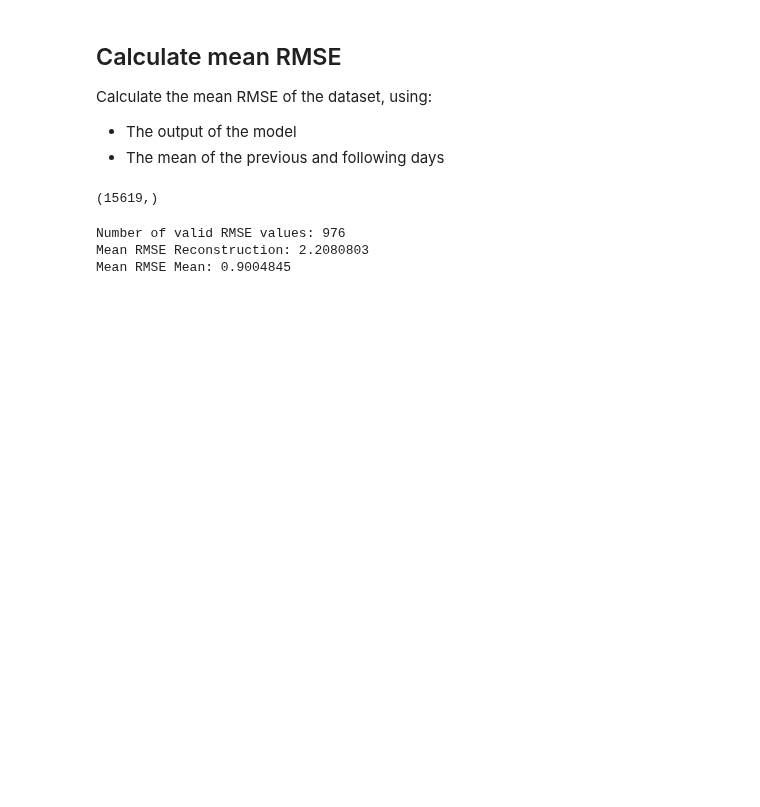
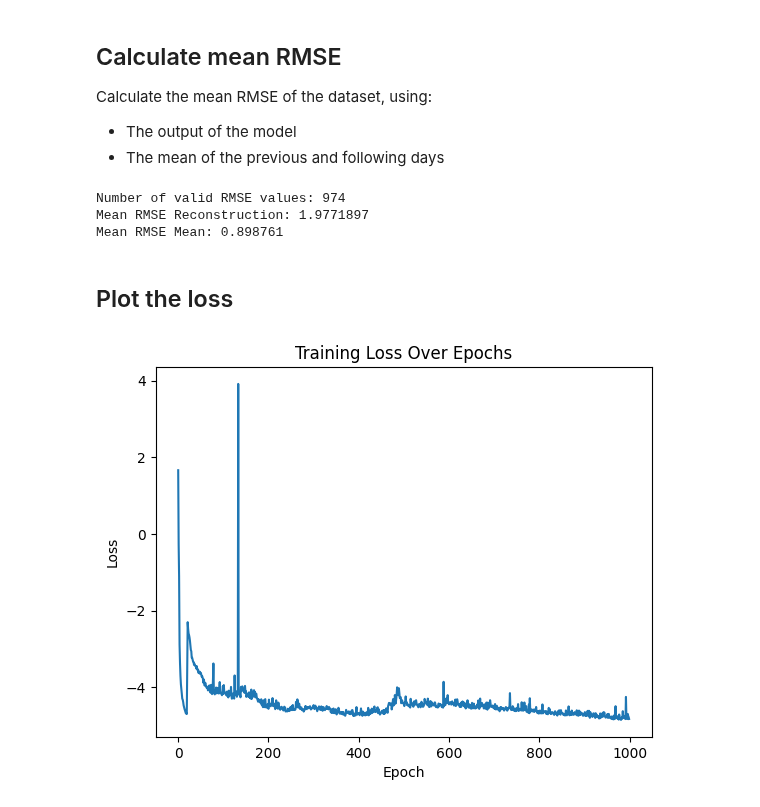
Before and after one commit to LisaDaVinchie/DINCAE.jl, a Jupyter notebook: data_analysis.ipynb, the cells around one changed output. Saved outputs shown, nothing was run; the diff lists cells and outputs as text; code cells hidden in the pictures; blank space fills up the shorter version.

```diff
--- a/data_analysis.ipynb
+++ b/data_analysis.ipynb
@@ -119,7 +117,0 @@ mask = np.isnan(cleanup_clouds_sst)
-# %%
-i = 7144
-diff = (result_sst[i] - cleanup_sst[i])[mask[i]]
-
-diff.shape
-# %% [output]
-(15619,)
@@ -127,20 +122,19 @@ diff.shape
 RMSE_rec = []
 RMSE_mean = []
 
-counter = 0
 for i in range(n_days, N - n_days):
-    mask = np.isnan(cleanup_clouds_sst[i]) # Get where clouds were applied
-    if not mask.any(): # If no clouds were applied, skip this iteration
+
+    if not mask[i].any(): # If no clouds were applied, skip this iteration
         continue
 
-    diff = (result_sst[i] - cleanup_sst[i])[mask] # Get the difference only where clouds were applied
+    diff = (result_sst[i] - cleanup_sst[i])[mask[i]] # Get the difference only where clouds were applied
     if np.isnan(diff).all(): # If all values are NaN, skip this iteration
         continue
     rec = np.sqrt(np.nanmean(diff ** 2)) # Calculate RMSE for reconstruction
 
 
     mean_res = np.nanmean(cleanup_clouds_sst[i-n_days:i + n_days + 1], axis=0) # Calculate the mean of the previous and following days
-    diff = (mean_res - cleanup_sst[i])[mask] # Get the difference only where clouds were applied
+    diff = (mean_res - cleanup_sst[i])[mask[i]] # Get the difference only where clouds were applied
     if np.isnan(diff).all(): # If all values are NaN, skip this iteration
         continue
 
@@ -150,14 +144,30 @@ for i in range(n_days, N - n_days):
         print(f"Skipping {i} due to NaN values in RMSE calculations.")
         continue
 
-    counter += 1
     RMSE_rec.append(rec)
     RMSE_mean.append(mn)
 
-print("Number of valid RMSE values:", counter)
-print("Mean RMSE Reconstruction:", sum(RMSE_rec) / counter)
-print("Mean RMSE Mean:", sum(RMSE_mean) / counter)
+print("Number of valid RMSE values:", len(RMSE_rec))
+print("Mean RMSE Reconstruction:", np.mean(RMSE_rec))
+print("Mean RMSE Mean:", np.mean(RMSE_mean))
 # %% [output]
-Number of valid RMSE values: 976
-Mean RMSE Reconstruction: 2.2080803
-Mean RMSE Mean: 0.9004845
+Number of valid RMSE values: 974
+Mean RMSE Reconstruction: 1.9771897
+Mean RMSE Mean: 0.898761
+# %% [markdown]
+## Plot the loss
+# %%
+with open(base_folder + 'loss.txt', 'r') as f:
+    loss = f.read()
+
+loss = loss.split('\n')
+
+loss = [float(x) for x in loss if x]  # Convert to float and remove empty strings
+# %%
+plt.plot(loss)
+plt.xlabel('Epoch')
+plt.ylabel('Loss')
+plt.title('Training Loss Over Epochs')
+plt.show()
+# %% [output]
+[figure, added]
```
Also changed, not shown: parts of 9 cells of this notebook.
